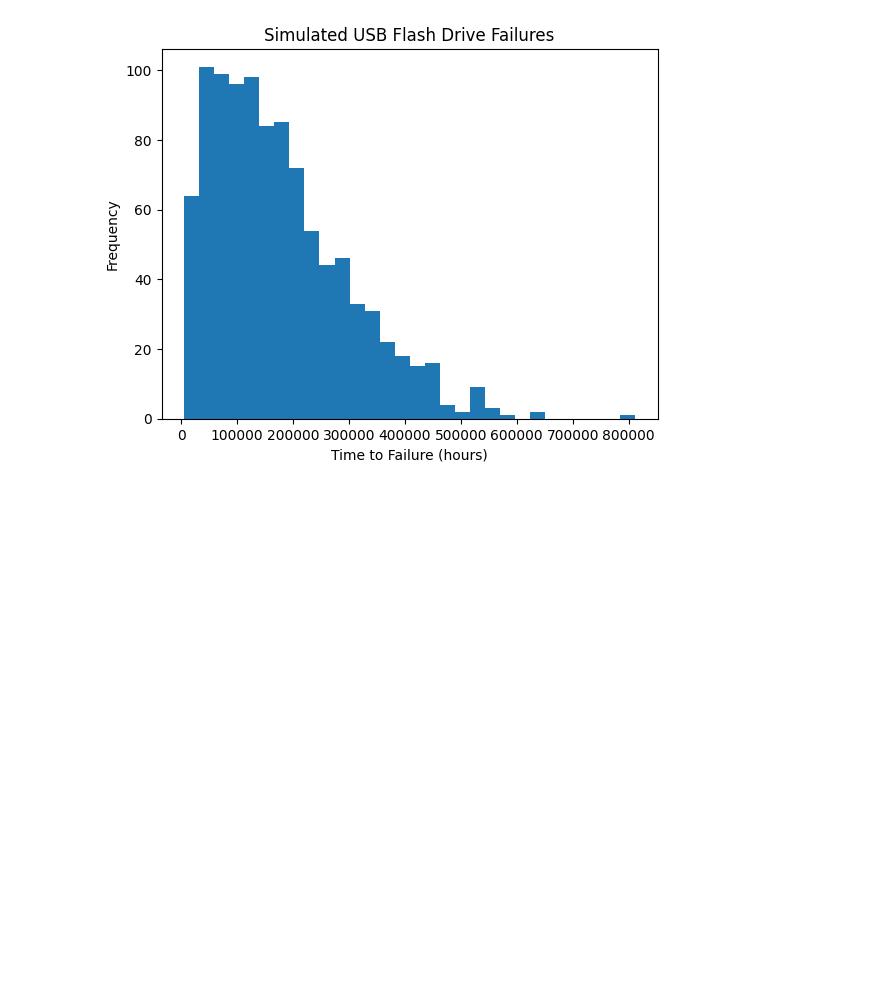
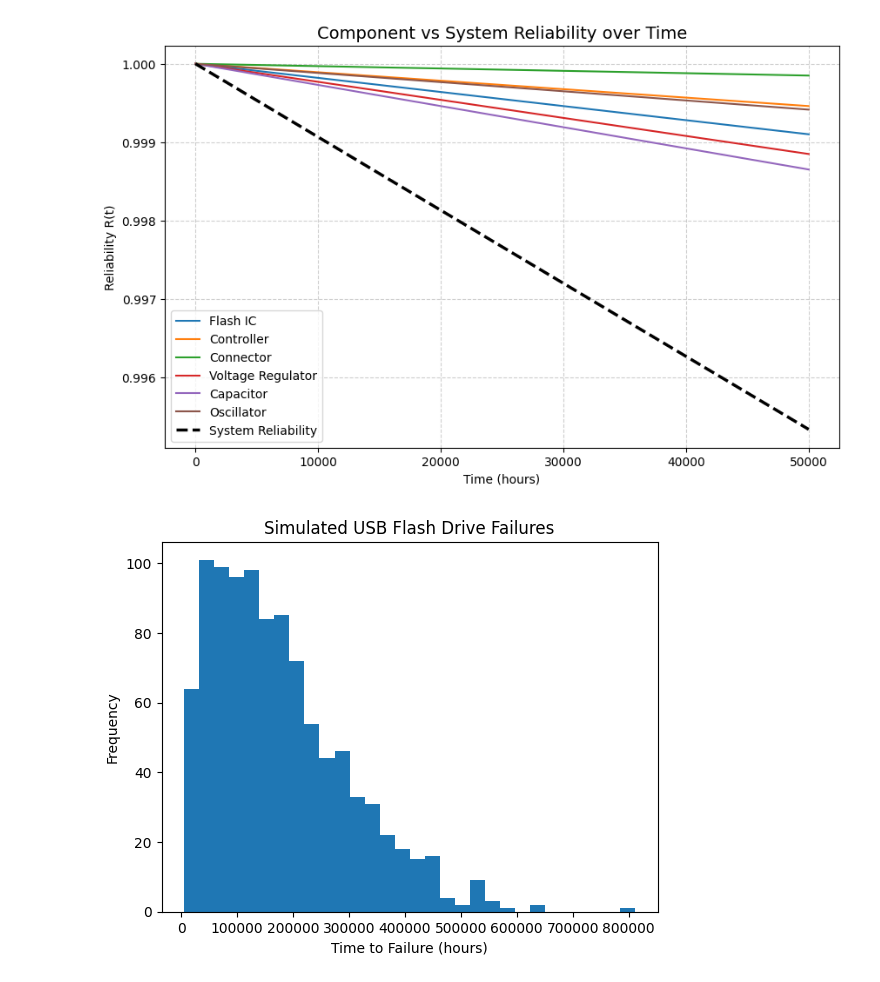
Before and after one commit to ericliudx/usb-drive-reliability, a Jupyter notebook: Flash_Drive_project.ipynb, the cells around one changed output. Cells and saved outputs as stored; diff of their text form; code cells hidden in the pictures; blank space fills up the shorter version.

```diff
--- a/Flash_Drive_project.ipynb
+++ b/Flash_Drive_project.ipynb
@@ -23,0 +30,12 @@ df
+# %%
+# ---------------------------------------------------
+# Compute predicted part failure rate and MTTF
+# ---------------------------------------------------
+# λₚ = λ_b * π_T * π_E * π_Q * π_L   (failures per 10^6 hours)
+df["lambda_p"] = df["lambda_b"] * df["pi_T"] * df["pi_E"] * df["pi_Q"] * df["pi_L"]
+df["MTTF_hours"] = 1_000_000 / df["lambda_p"]
+
+# Convert λₚ to failures/hour for reliability computation
+df["lambda_hr"] = df["lambda_p"] / 1e6
+
+df
@@ -23,0 +50,14 @@ df
+# %%
+# ---------------------------------------------------
+# Reliability computation
+# ---------------------------------------------------
+t = np.linspace(0, 5e4, 500)  # up to 50,000 hours (~5.7 years)
+reliabilities = {}
+
+for _, row in df.iterrows():
+    reliabilities[row["Component"]] = np.exp(-row["lambda_hr"] * t)
+
+# System reliability (series system)
+lambda_sys = df["lambda_hr"].sum()
+R_sys = np.exp(-lambda_sys * t)
+lambda_sys
@@ -24,3 +88,22 @@ df
+# %%
+# ---------------------------------------------------
+# Plot: Component & System Reliability
+# ---------------------------------------------------
+plt.figure(figsize=(10, 6))
+
+for name, R in reliabilities.items():
+    plt.plot(t, R, label=f"{name}")
+
+plt.plot(t, R_sys, "k--", linewidth=2.5, label="System Reliability")
+
+plt.title("Component vs System Reliability over Time", fontsize=14)
+plt.xlabel("Time (hours)")
+plt.ylabel("Reliability R(t)")
+plt.legend()
+plt.grid(True, linestyle="--", alpha=0.6)
+plt.show()
+# %% [output]
+[figure, added]
 # %%
 import numpy as np
 import matplotlib.pyplot as plt
```
Also changed, not shown: parts of 6 cells of this notebook.
